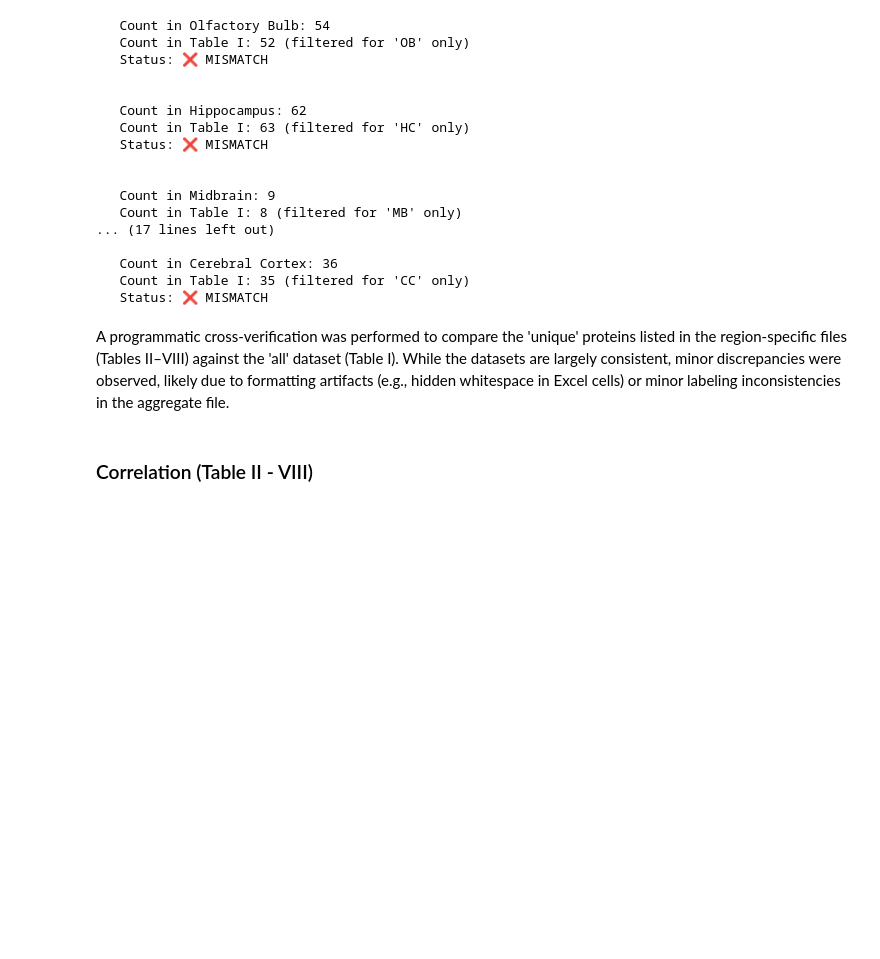
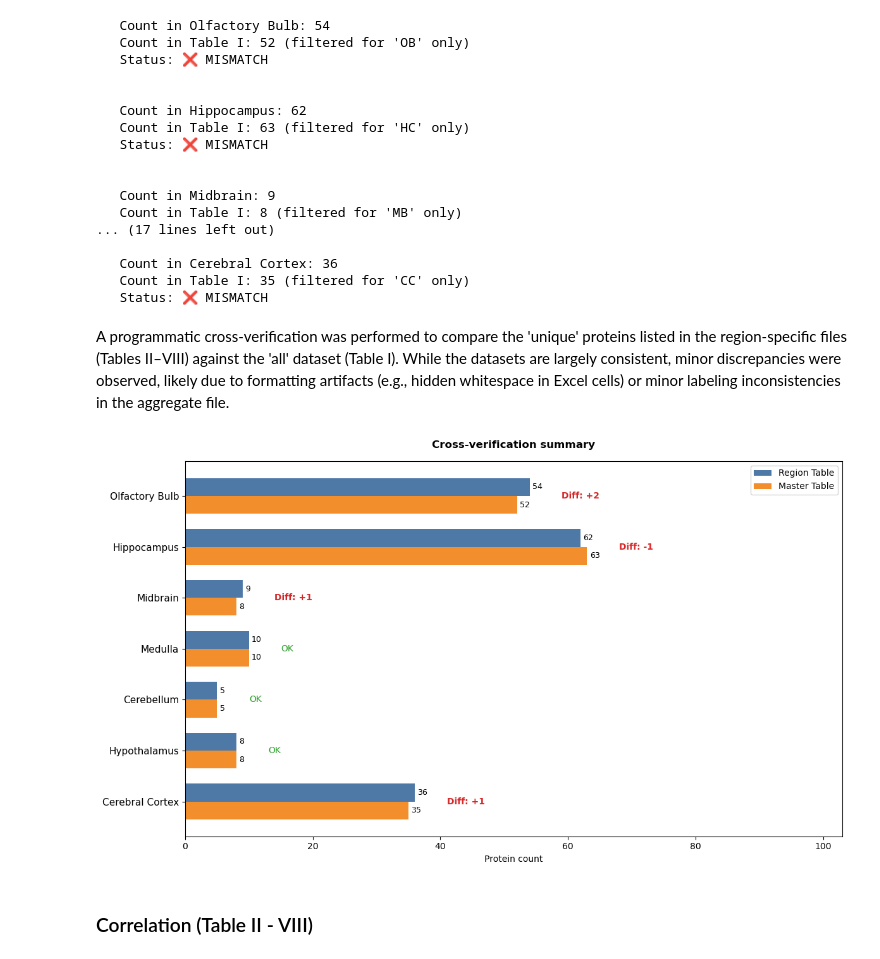
Before and after one commit to ikotsov/proteomic-analysis, a Jupyter notebook: notebooks/data_exploration.ipynb, the cells around one changed output. Saved outputs shown, nothing was run; the diff lists cells and outputs as text; code cells hidden in the pictures; blank space fills up the shorter version.

Commit message:
Add plotting for brain region comparison

```diff
--- a/notebooks/data_exploration.ipynb
+++ b/notebooks/data_exploration.ipynb
@@ -145,6 +146,11 @@ region_name_to_abbreviation = {
     "Hypothalamus": "HT",
     "Cerebral Cortex": "CC"
 }
+
+# Collect data for the graph
+graph_regions = []
+graph_counts_file = []
+graph_counts_master = []
 
 for title, df_region in taraslia_dfs_dict.items():
     # Skip table I
@@ -171,6 +177,10 @@ for title, df_region in taraslia_dfs_dict.items():
         print(f"   Count in Table I: {count_master} (filtered for '{code}' only)")
         print(f"   Status: {status}")
         print("\n")
+
+        graph_regions.append(title)
+        graph_counts_file.append(count_file)
+        graph_counts_master.append(count_master)
 # %% [output]
    Count in Olfactory Bulb: 54
    Count in Table I: 52 (filtered for 'OB' only)
@@ -191,6 +201,53 @@ for title, df_region in taraslia_dfs_dict.items():
    Status: ❌ MISMATCH
 # %% [markdown]
 A programmatic cross-verification was performed to compare the 'unique' proteins listed in the region-specific files (Tables II–VIII) against the 'all' dataset (Table I). While the datasets are largely consistent, minor discrepancies were observed, likely due to formatting artifacts (e.g., hidden whitespace in Excel cells) or minor labeling inconsistencies in the aggregate file.
+# %%
+fig, ax = plt.subplots(figsize=(12, 7))
+
+y = np.arange(len(graph_regions))
+height = 0.35
+
+# Invert y so the first region is at the top
+y_pos = np.flip(y)
+
+# Create horizontal bars
+rects1 = ax.barh(y_pos + height/2, graph_counts_file, height, label='Region Table', color='#4e79a7')
+rects2 = ax.barh(y_pos - height/2, graph_counts_master, height, label='Master Table', color='#f28e2b')
+
+# Formatting
+ax.set_xlabel('Protein count')
+ax.set_title('Cross-verification summary', fontweight='bold', pad=15)
+ax.set_yticks(y_pos)
+ax.set_yticklabels(graph_regions, fontsize=11)
+ax.legend()
+
+# Add numbers to bars
+def autolabel(rects):
+    for rect in rects:
+        width = rect.get_width()
+        ax.annotate(f'{width}',
+                    xy=(width, rect.get_y() + rect.get_height() / 2),
+                    xytext=(3, 0), textcoords="offset points",
+                    ha='left', va='center', fontsize=9)
+
+autolabel(rects1)
+autolabel(rects2)
+
+# Add Status Annotations on the right
+for i, (f_c, m_c) in enumerate(zip(graph_counts_file, graph_counts_master)):
+    diff = f_c - m_c
+    if diff != 0:
+        ax.text(max(f_c, m_c) + 5, y_pos[i], f"Diff: {diff:+d}", va='center', color="#d62728", fontweight='bold')
+    else:
+        ax.text(max(f_c, m_c) + 5, y_pos[i], "OK", va='center', color="#2ca02c")
+
+# Adjust limits
+ax.set_xlim(0, max(max(graph_counts_file), max(graph_counts_master)) + 40)
+
+plt.tight_layout()
+plt.show()
+# %% [output]
+[figure, added]
 # %% [markdown]
 ### Correlation (Table II - VIII)
 # %%
```
Also changed, not shown: parts of 2 cells of this notebook.
